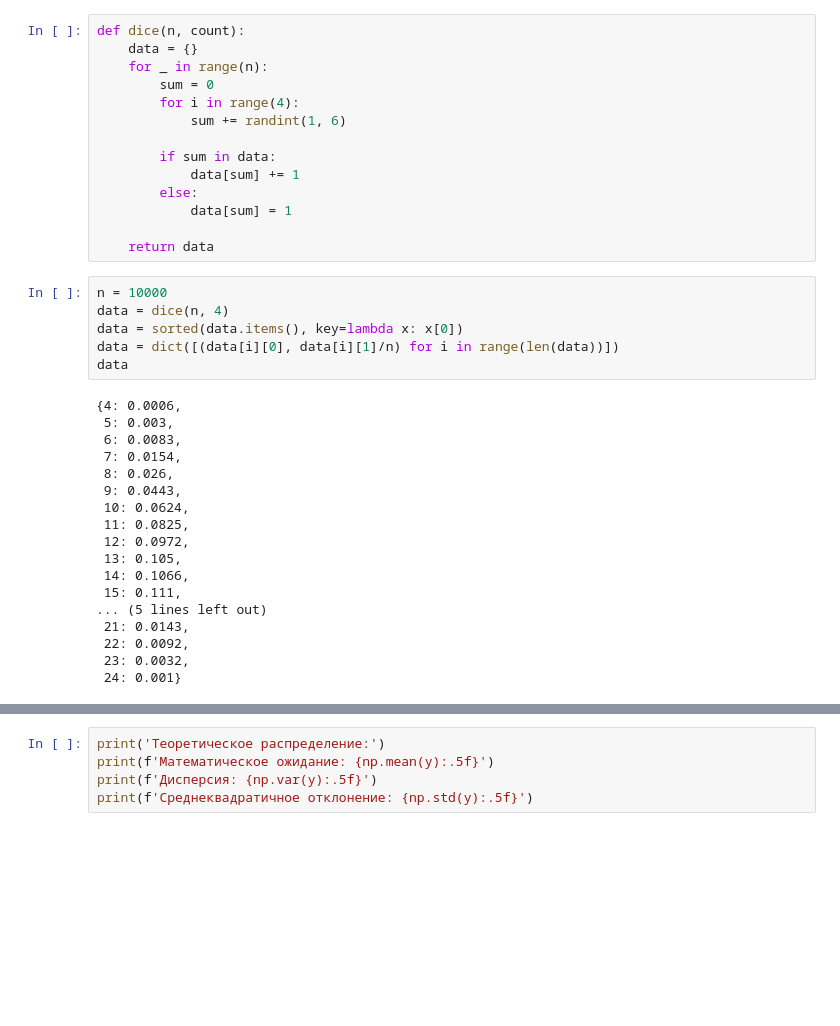
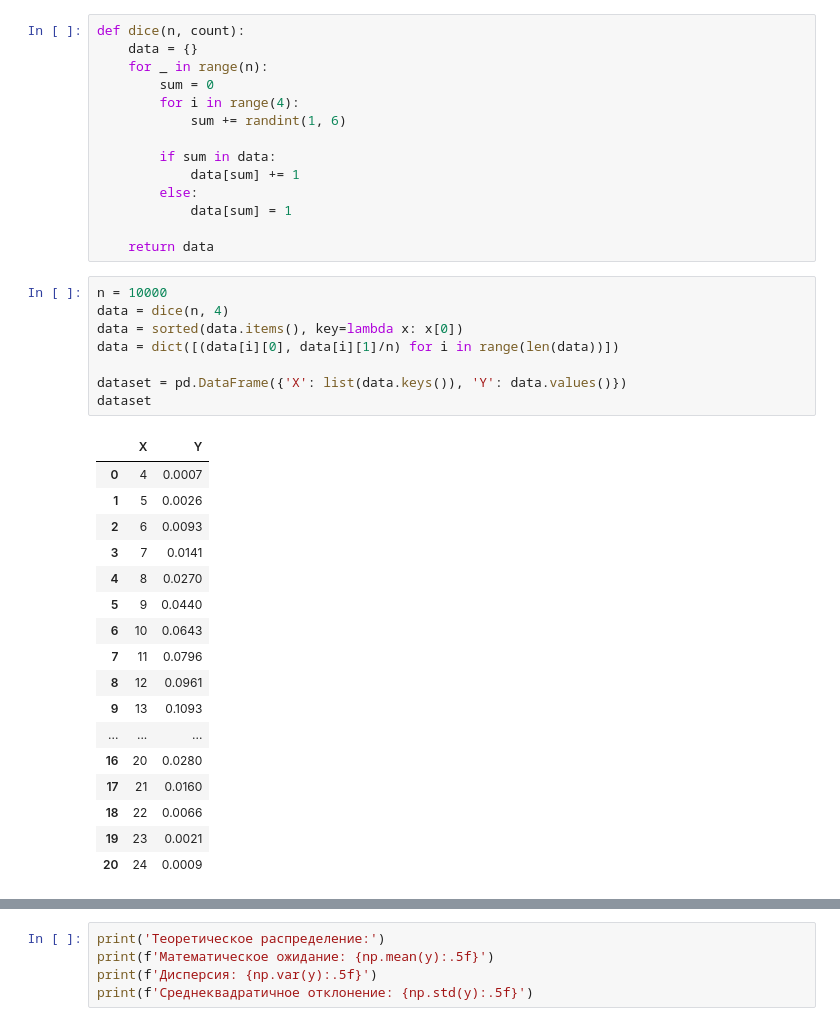
Before and after one commit to ViktoriaKoks/-, a Jupyter notebook: ТВиМС.ipynb, the cells around one changed output, grey strips where cells are left out. Cells and saved outputs as stored; diff of their text form; blank space fills up the shorter version.

```diff
--- a/ТВиМС.ipynb
+++ b/ТВиМС.ipynb
@@ -35,27 +56,29 @@ def dice(n, count):
 # %%
 n = 10000
 data = dice(n, 4)
 data = sorted(data.items(), key=lambda x: x[0])
 data = dict([(data[i][0], data[i][1]/n) for i in range(len(data))])
-data
+
+dataset = pd.DataFrame({'X': list(data.keys()), 'Y': data.values()})
+dataset
 # %% [output]
-{4: 0.0006,
- 5: 0.003,
- 6: 0.0083,
- 7: 0.0154,
- 8: 0.026,
- 9: 0.0443,
- 10: 0.0624,
- 11: 0.0825,
- 12: 0.0972,
- 13: 0.105,
- 14: 0.1066,
- 15: 0.111,
-... (5 lines left out)
- 21: 0.0143,
- 22: 0.0092,
- 23: 0.0032,
- 24: 0.001}
+|  | X | Y |
+| 0 | 4 | 0.0007 |
+| 1 | 5 | 0.0026 |
+| 2 | 6 | 0.0093 |
+| 3 | 7 | 0.0141 |
+| 4 | 8 | 0.0270 |
+| 5 | 9 | 0.0440 |
+| 6 | 10 | 0.0643 |
+| 7 | 11 | 0.0796 |
+| 8 | 12 | 0.0961 |
+| 9 | 13 | 0.1093 |
+| ... | ... | ... |
+| 16 | 20 | 0.0280 |
+| 17 | 21 | 0.0160 |
+| 18 | 22 | 0.0066 |
+| 19 | 23 | 0.0021 |
+| 20 | 24 | 0.0009 |
 # %%
 createHist(list(data.keys()), data.values())
 # %% [output]
```
Also changed, not shown: parts of 6 cells of this notebook, 2 other files.
